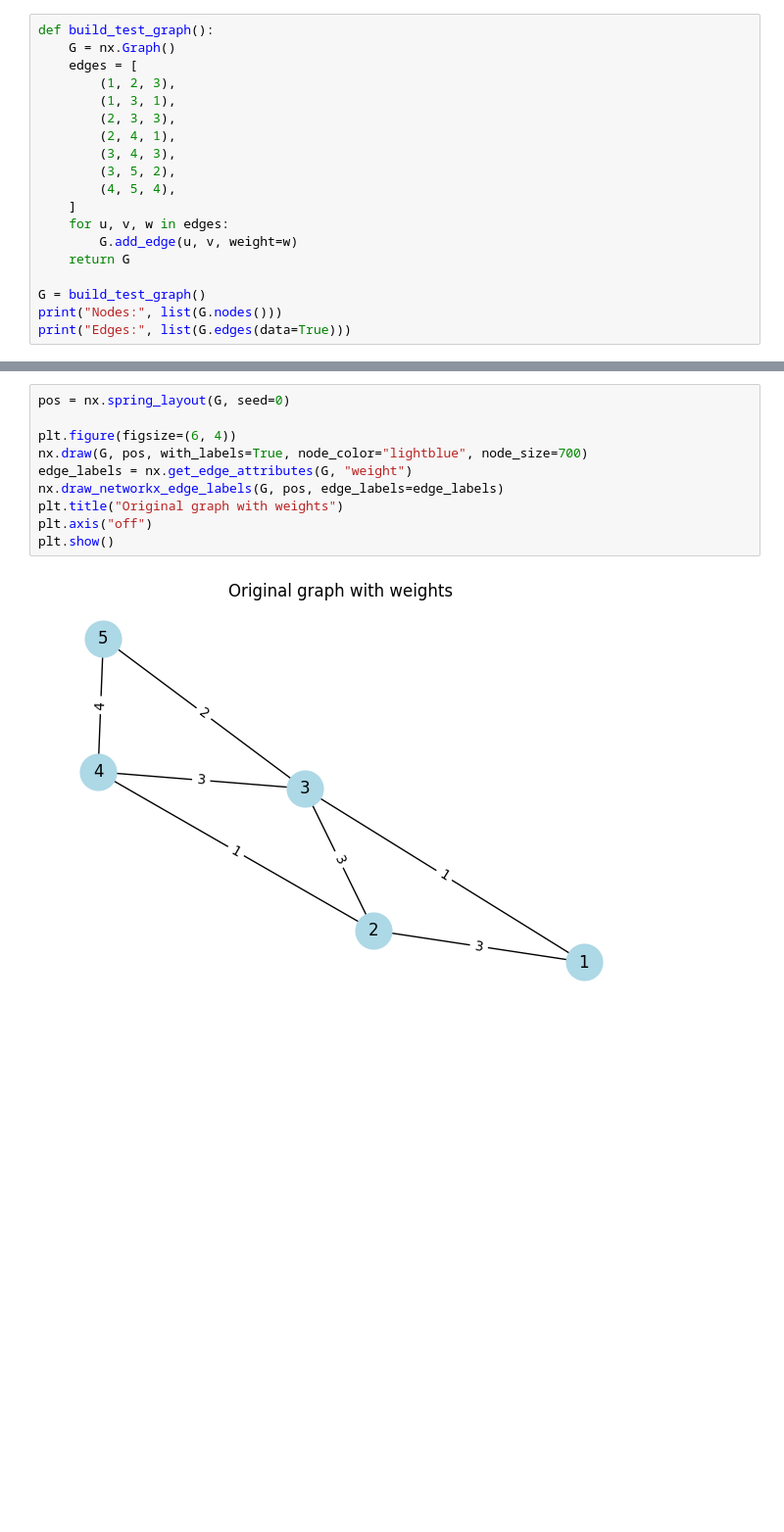
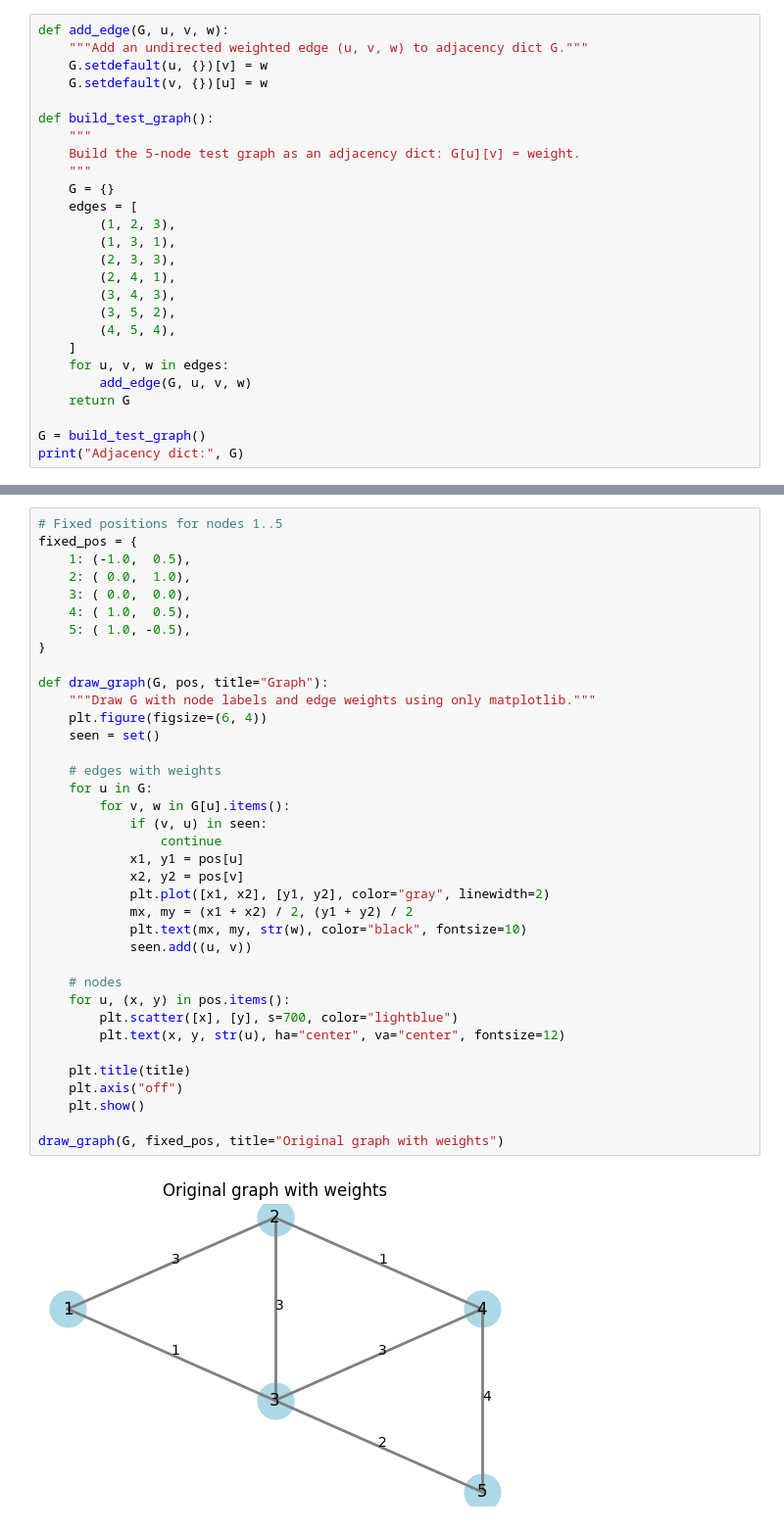
Before and after one commit to kushagra1310/O-oops-_project, a Jupyter notebook: Min-cut(Karger_vs_Stoer Wagner)/Analysis Data Karger-MinCut-Analysis-II.ipynb, the cells around one changed output, grey strips where cells are left out. Shown at 98% size. Saved outputs shown, nothing was run; the diff lists cells and outputs as text; blank space fills up the shorter version.

```diff
--- a/Min-cut(Karger_vs_Stoer Wagner)/Analysis Data Karger-MinCut-Analysis-II.ipynb
+++ b/Min-cut(Karger_vs_Stoer Wagner)/Analysis Data Karger-MinCut-Analysis-II.ipynb
@@ -8,8 +6,16 @@ import pandas as pd
 
 %matplotlib inline
 # %%
+def add_edge(G, u, v, w):
+    """Add an undirected weighted edge (u, v, w) to adjacency dict G."""
+    G.setdefault(u, {})[v] = w
+    G.setdefault(v, {})[u] = w
+
 def build_test_graph():
-    G = nx.Graph()
+    """
+    Build the 5-node test graph as an adjacency dict: G[u][v] = weight.
+    """
+    G = {}
     edges = [
         (1, 2, 3),
         (1, 3, 1),
@@ -20,10 +26,9 @@ def build_test_graph():
         (4, 5, 4),
     ]
     for u, v, w in edges:
-        G.add_edge(u, v, weight=w)
+        add_edge(G, u, v, w)
     return G
 
 G = build_test_graph()
-print("Nodes:", list(G.nodes()))
-print("Edges:", list(G.edges(data=True)))
+print("Adjacency dict:", G)
 # %% [output]
@@ -32,13 +36,40 @@ Edges: [(1, 2, {'weight': 3}), (1, 3, {'weight': 1}), (2, 3, {'weight': 3}), (2,
 # %%
-pos = nx.spring_layout(G, seed=0)
+# Fixed positions for nodes 1..5
+fixed_pos = {
+    1: (-1.0,  0.5),
+    2: ( 0.0,  1.0),
+    3: ( 0.0,  0.0),
+    4: ( 1.0,  0.5),
+    5: ( 1.0, -0.5),
+}
 
-plt.figure(figsize=(6, 4))
-nx.draw(G, pos, with_labels=True, node_color="lightblue", node_size=700)
-edge_labels = nx.get_edge_attributes(G, "weight")
-nx.draw_networkx_edge_labels(G, pos, edge_labels=edge_labels)
-plt.title("Original graph with weights")
-plt.axis("off")
-plt.show()
+def draw_graph(G, pos, title="Graph"):
+    """Draw G with node labels and edge weights using only matplotlib."""
+    plt.figure(figsize=(6, 4))
+    seen = set()
+
+    # edges with weights
+    for u in G:
+        for v, w in G[u].items():
+            if (v, u) in seen:
+                continue
+            x1, y1 = pos[u]
+            x2, y2 = pos[v]
+            plt.plot([x1, x2], [y1, y2], color="gray", linewidth=2)
+            mx, my = (x1 + x2) / 2, (y1 + y2) / 2
+            plt.text(mx, my, str(w), color="black", fontsize=10)
+            seen.add((u, v))
+
+    # nodes
+    for u, (x, y) in pos.items():
+        plt.scatter([x], [y], s=700, color="lightblue")
+        plt.text(x, y, str(u), ha="center", va="center", fontsize=12)
+
+    plt.title(title)
+    plt.axis("off")
+    plt.show()
+
+draw_graph(G, fixed_pos, title="Original graph with weights")
 # %% [output]
-[figure, old version]
+[figure, new version]
 # %%
```
Also changed, not shown: parts of 7 cells of this notebook, 3 other files.
